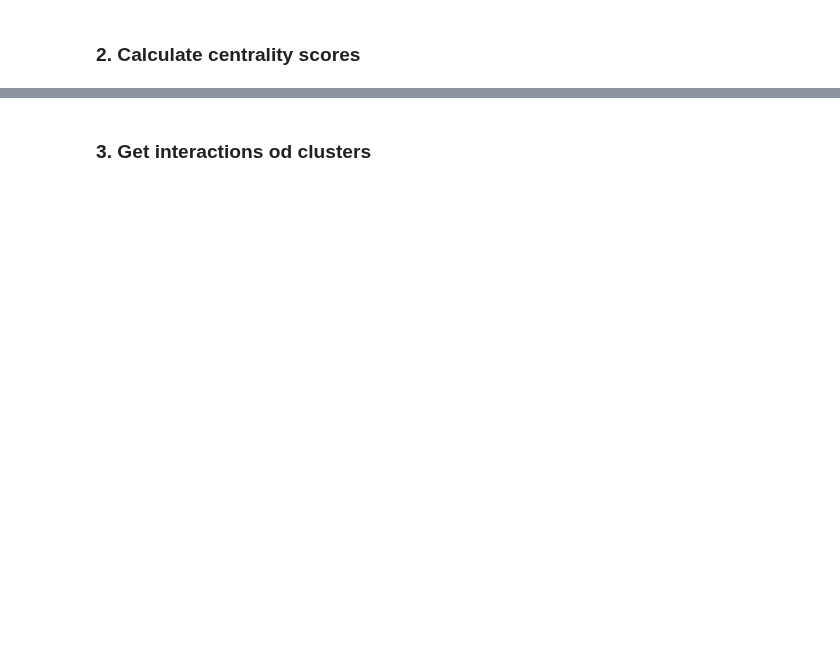
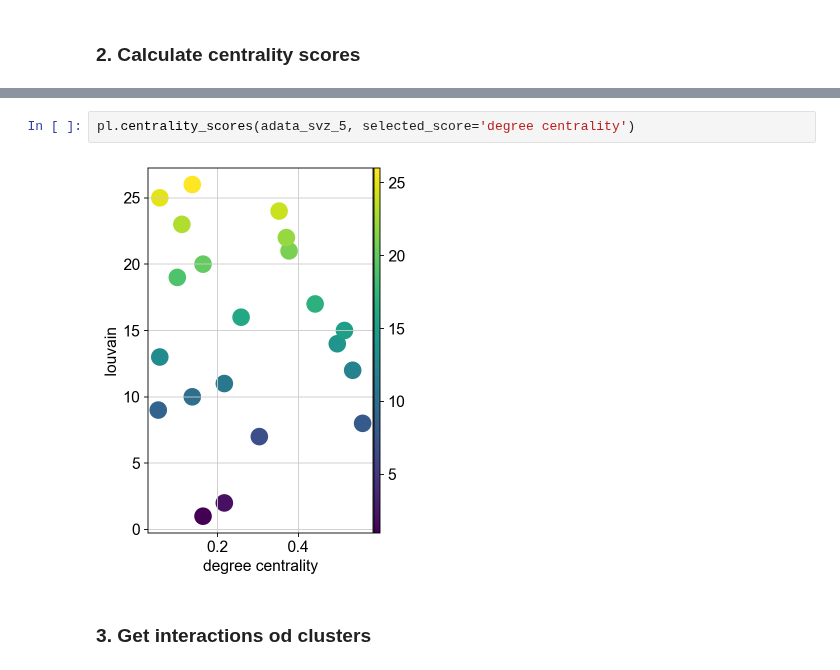
Before and after one commit to scverse/squidpy, a Jupyter notebook: notebooks/centrality_measures.ipynb, the cells around one changed output, grey strips where cells are left out. Drawn from its saved outputs; the diff is of its cells as text; blank space fills up the shorter version.

```diff
--- a/notebooks/centrality_measures.ipynb
+++ b/notebooks/centrality_measures.ipynb
@@ -47,3 +57,7 @@ plot_cluster_centrality_scores(adata_svz_5)
+# %%
+pl.centrality_scores(adata_svz_5, selected_score='degree centrality')
+# %% [output]
+[figure, added]
 # %% [markdown]
 ### 3. Get interactions od clusters
 # %%
```
Also changed, not shown: parts of 20 cells of this notebook, 5 other files.
